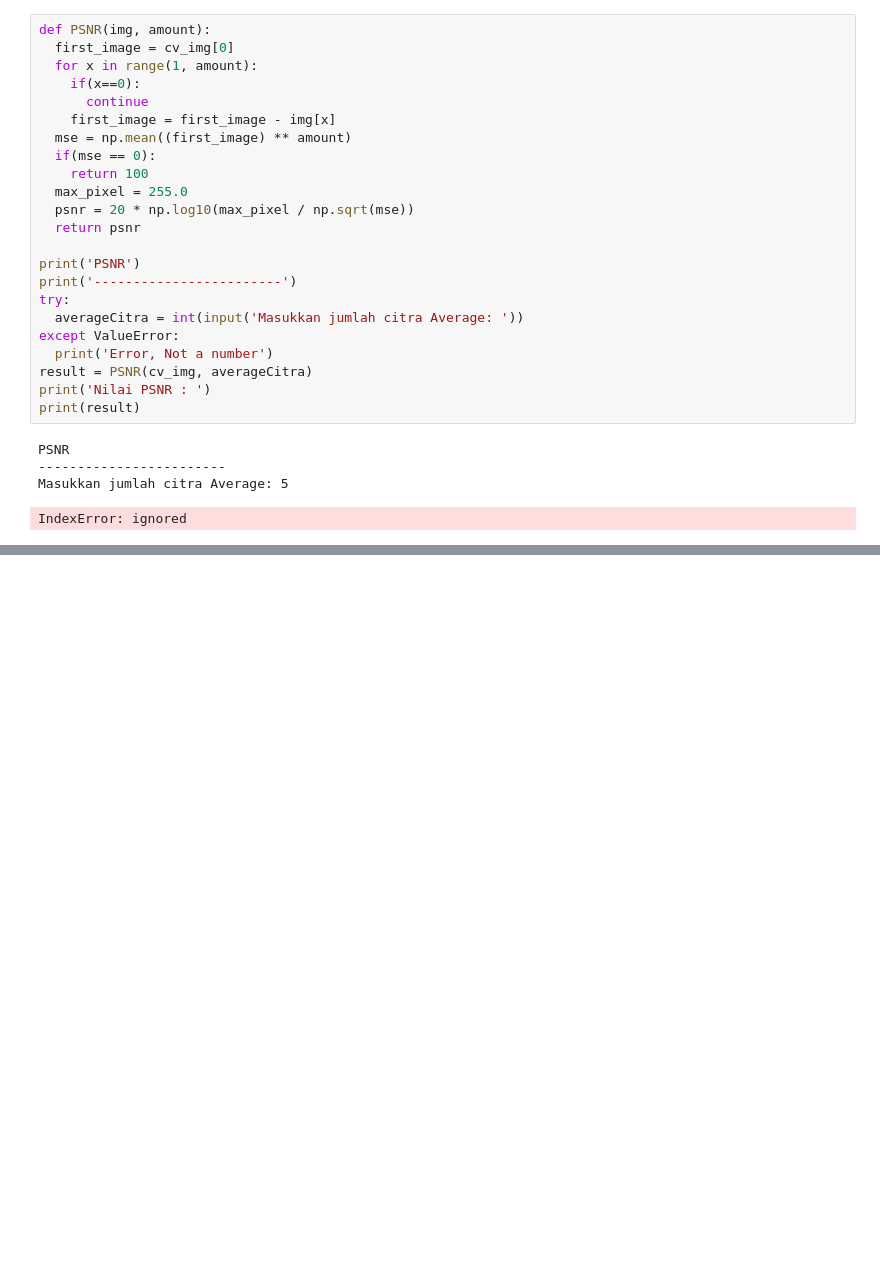
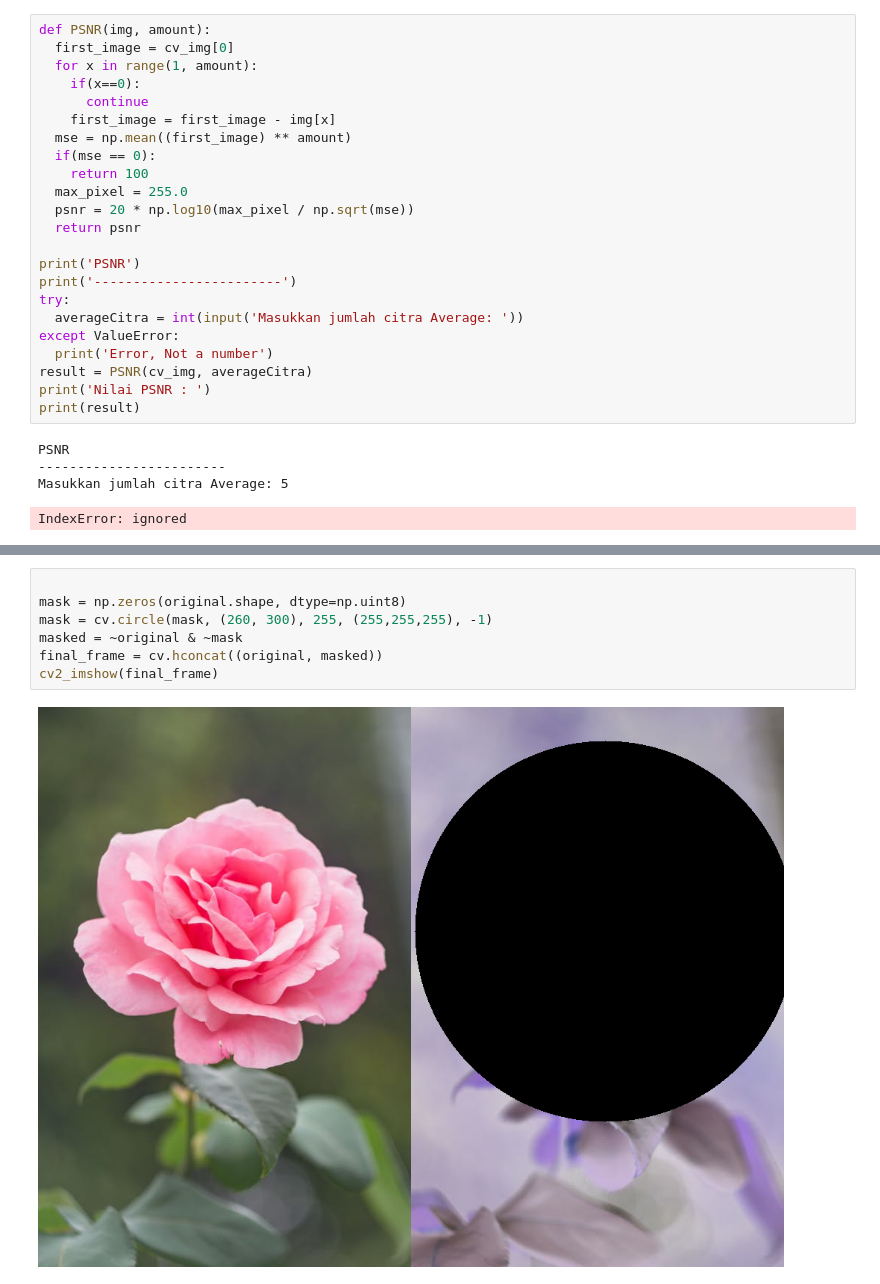
Before and after one commit to Firmanrachmad/PCVK_Firman, a Jupyter notebook: Modul 5.ipynb, the cells around one changed output, grey strips where cells are left out. Drawn from its saved outputs; the diff is of its cells as text; blank space fills up the shorter version.

```diff
--- a/Modul 5.ipynb
+++ b/Modul 5.ipynb
@@ -94,0 +116,9 @@ IndexError: ignored
+# %%
+
+mask = np.zeros(original.shape, dtype=np.uint8)
+mask = cv.circle(mask, (260, 300), 255, (255,255,255), -1)
+masked = ~original & ~mask
+final_frame = cv.hconcat((original, masked))
+cv2_imshow(final_frame)
+# %% [output]
+[figure, added]
```
Also changed, not shown: parts of 4 cells of this notebook.
